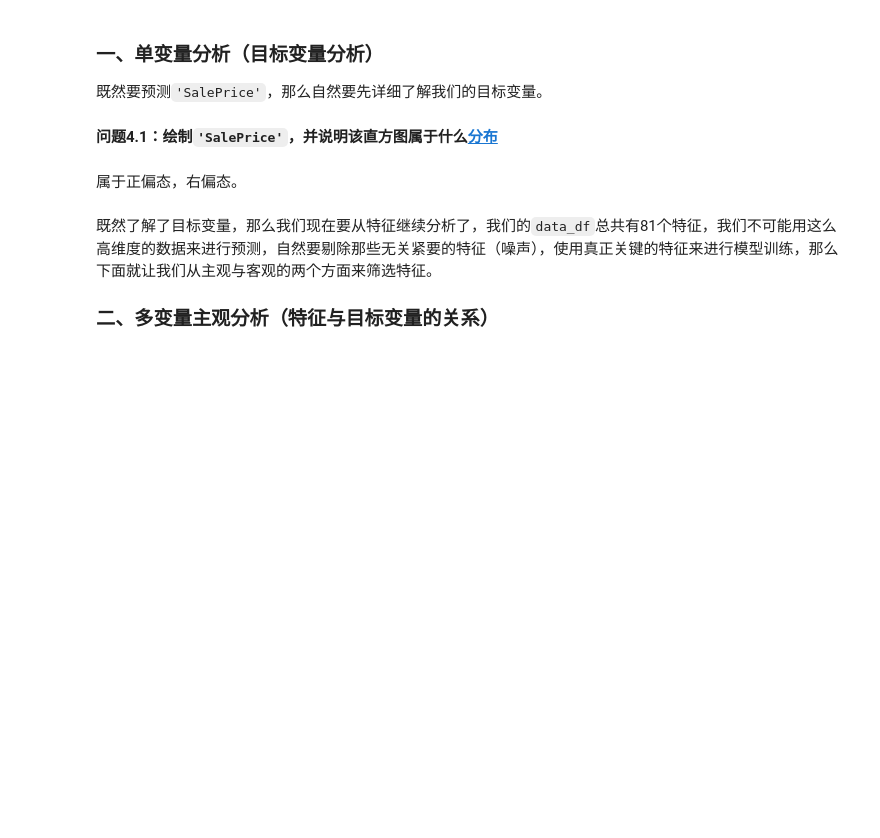
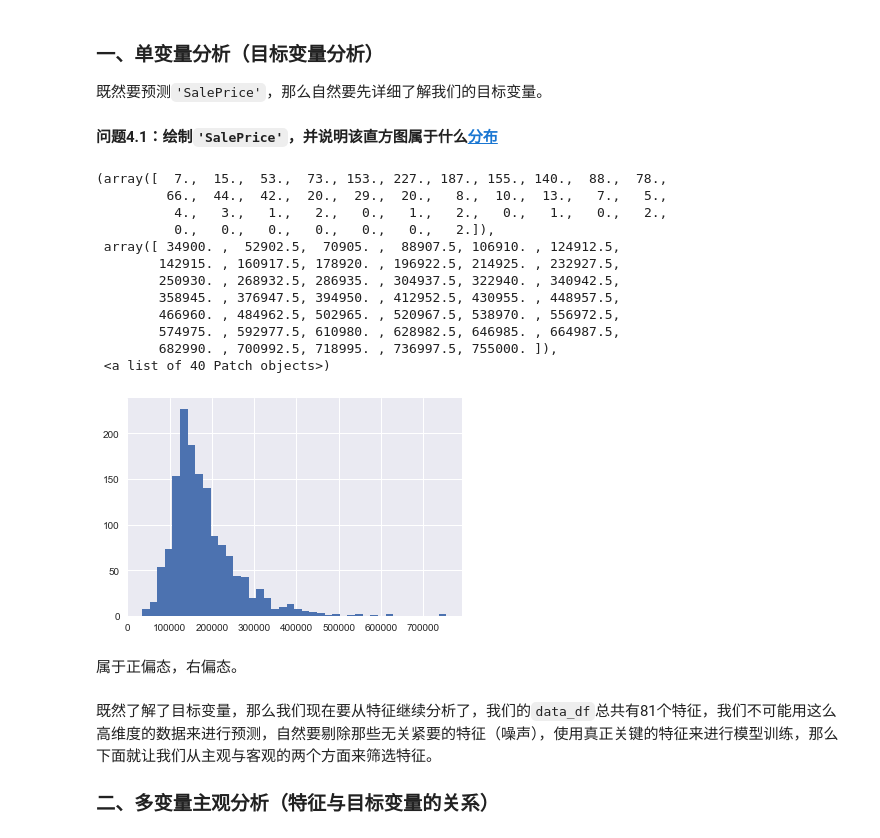
Before and after one commit to hmy1994/predicting-housing-price, a Jupyter notebook: boston_housing.ipynb, the cells around one changed output. Cells and saved outputs as stored; diff of their text form; code cells hidden in the pictures; blank space fills up the shorter version.

```diff
--- a/boston_housing.ipynb
+++ b/boston_housing.ipynb
@@ -151,3 +161,7 @@ max    755000.000000
 limit_percent = 0.25
 limit_value = len(data_df) * limit_percent
 # 3.3.1 TODO 统计并打印出超过25%的空数据的特征
+data_isna = data_df.shape[0] - data_df.count()
+for key in data_isna.keys():
+    if data_isna[key] > limit_value:
+        print(key)
@@ -176,6 +199,14 @@ fill_0 = ['GarageYrBlt']
 # 需要填充中位数的特征
 fill_median = ['LotFrontage', 'MasVnrArea']
 # 3.4.1 TODO：按需填补上面数据
+for key in fill_Mode:
+    data_df[key].fillna(data_df[key].mode()[0], inplace=True)
+for key in fill_None:
+    data_df[key].fillna('None', inplace=True)
+for key in fill_0:
+    data_df[key].fillna(0, inplace=True)
+for key in fill_median:
+    data_df[key].fillna(data_df[key].median(), inplace=True)
 # %% [markdown]
 ---
 ## 第四步. 探索性数据分析（EDA）
@@ -187,6 +218,22 @@ fill_median = ['LotFrontage', 'MasVnrArea']
 **问题4.1：绘制`'SalePrice'`，并说明该直方图属于什么[分布](https://zh.wikipedia.org/wiki/%E5%81%8F%E5%BA%A6)**
 # %%
 # 4.1 TODO
+plt.hist(data_df.SalePrice,
+        bins = 40)
+# %% [output]
+(array([  7.,  15.,  53.,  73., 153., 227., 187., 155., 140.,  88.,  78.,
+         66.,  44.,  42.,  20.,  29.,  20.,   8.,  10.,  13.,   7.,   5.,
+          4.,   3.,   1.,   2.,   0.,   1.,   2.,   0.,   1.,   0.,   2.,
+          0.,   0.,   0.,   0.,   0.,   0.,   2.]),
+ array([ 34900. ,  52902.5,  70905. ,  88907.5, 106910. , 124912.5,
+        142915. , 160917.5, 178920. , 196922.5, 214925. , 232927.5,
+        250930. , 268932.5, 286935. , 304937.5, 322940. , 340942.5,
+        358945. , 376947.5, 394950. , 412952.5, 430955. , 448957.5,
+        466960. , 484962.5, 502965. , 520967.5, 538970. , 556972.5,
+        574975. , 592977.5, 610980. , 628982.5, 646985. , 664987.5,
+        682990. , 700992.5, 718995. , 736997.5, 755000. ]),
+ <a list of 40 Patch objects>)
+[figure, added]
 # %% [markdown]
 属于正偏态，右偏态。
 # %% [markdown]
```
Also changed, not shown: parts of 36 cells of this notebook, 1 other file.
